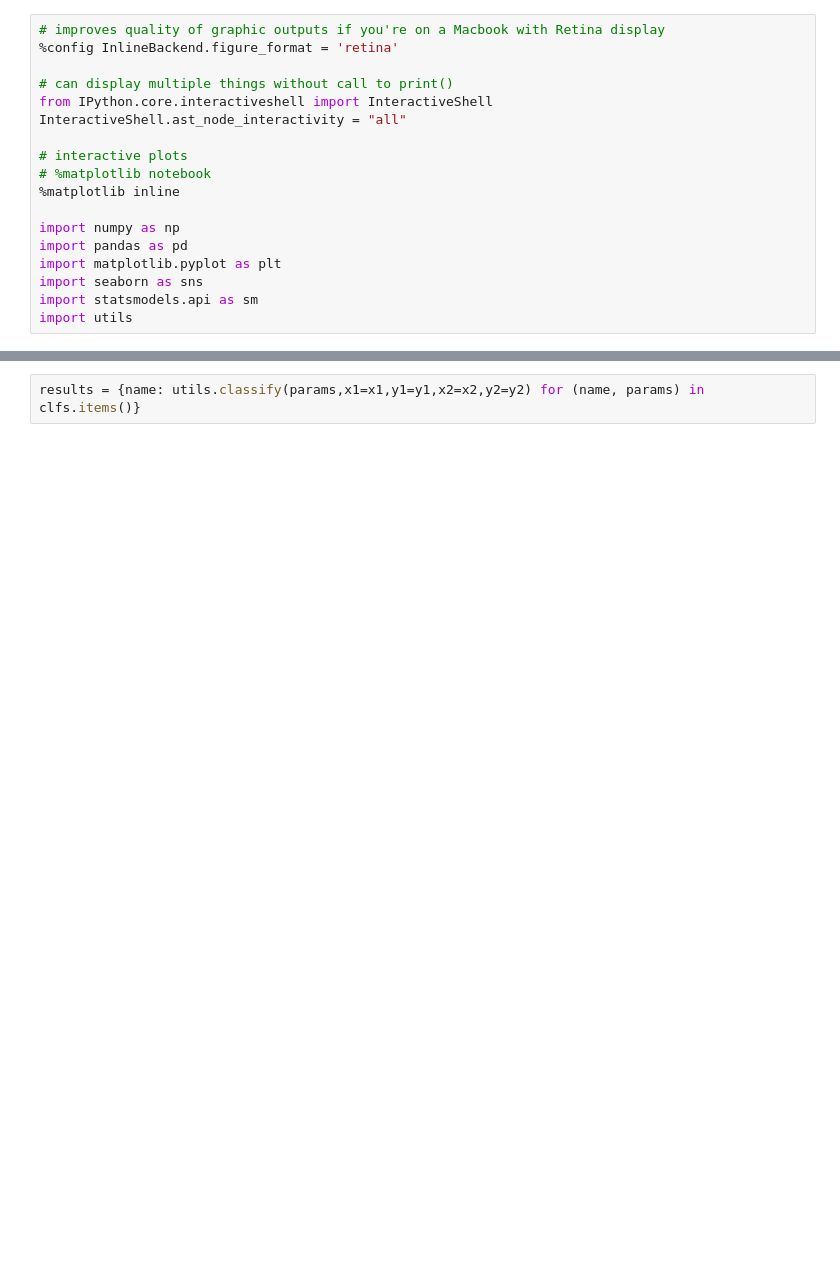
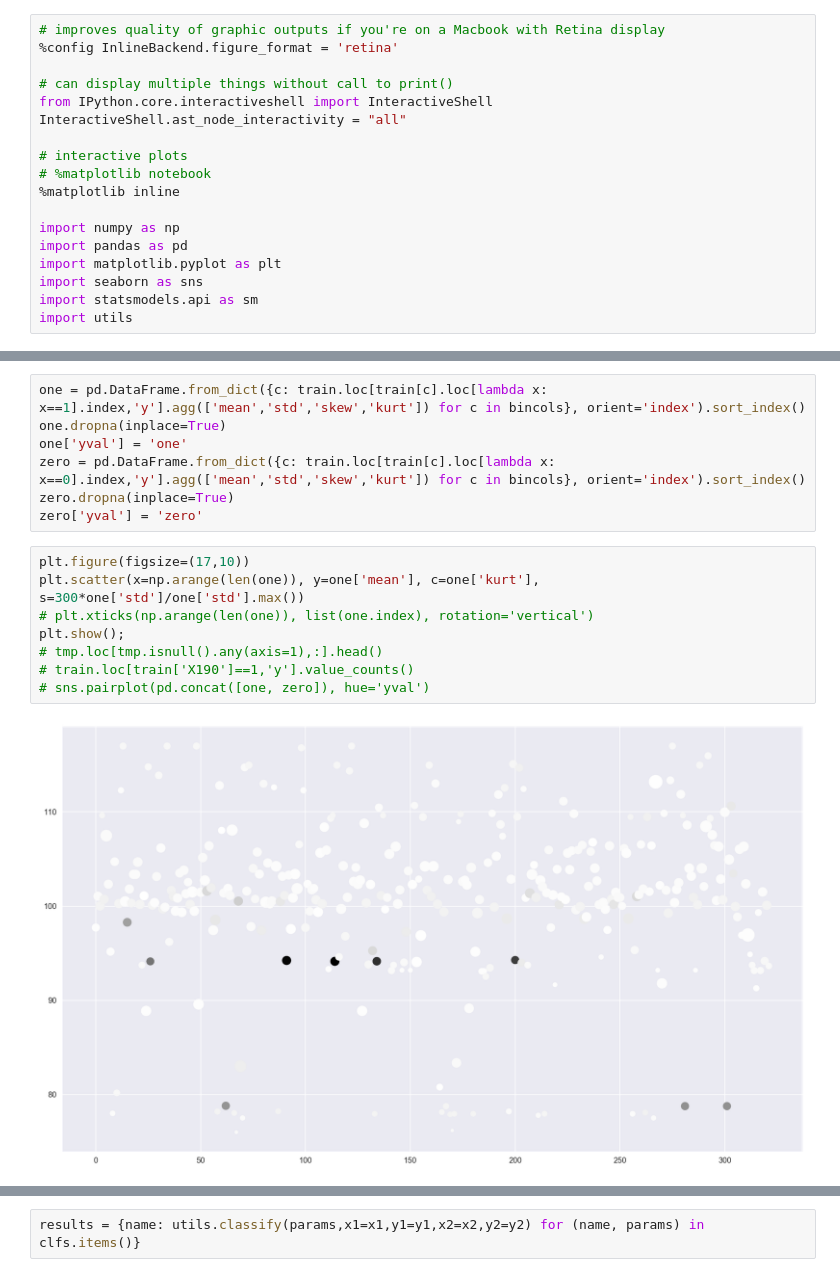
Before and after one commit to JakeTheWise/MercedesKaggle, a Jupyter notebook: EDA.ipynb, the cells around one changed output, grey strips where cells are left out. Saved outputs shown, nothing was run; the diff lists cells and outputs as text; blank space fills up the shorter version.

```diff
--- a/EDA.ipynb
+++ b/EDA.ipynb
@@ -90,0 +97,17 @@ NameError: name 'temp2' is not defined
+# %%
+one = pd.DataFrame.from_dict({c: train.loc[train[c].loc[lambda x: x==1].index,'y'].agg(['mean','std','skew','kurt']) for c in bincols}, orient='index').sort_index()
+one.dropna(inplace=True)
+one['yval'] = 'one'
+zero = pd.DataFrame.from_dict({c: train.loc[train[c].loc[lambda x: x==0].index,'y'].agg(['mean','std','skew','kurt']) for c in bincols}, orient='index').sort_index()
+zero.dropna(inplace=True)
+zero['yval'] = 'zero'
+# %%
+plt.figure(figsize=(17,10))
+plt.scatter(x=np.arange(len(one)), y=one['mean'], c=one['kurt'], s=300*one['std']/one['std'].max())
+# plt.xticks(np.arange(len(one)), list(one.index), rotation='vertical')
+plt.show();
+# tmp.loc[tmp.isnull().any(axis=1),:].head()
+# train.loc[train['X190']==1,'y'].value_counts()
+# sns.pairplot(pd.concat([one, zero]), hue='yval')
+# %% [output]
+[figure, added]
```
Also changed, not shown: parts of 16 cells of this notebook, 7 other files.
